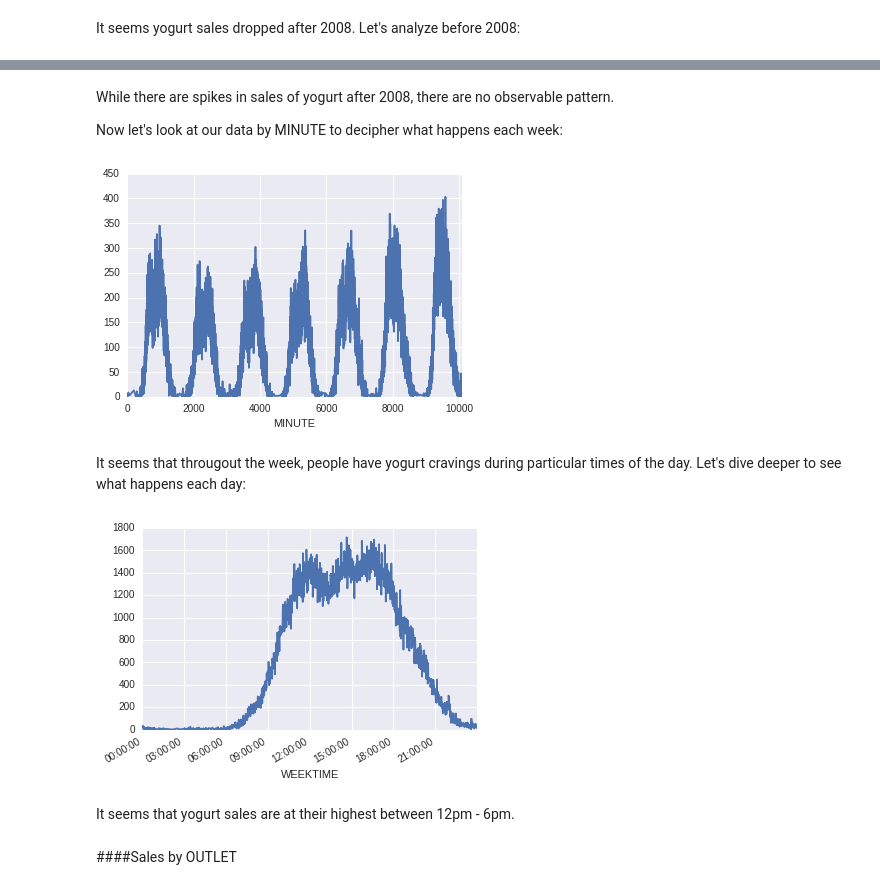
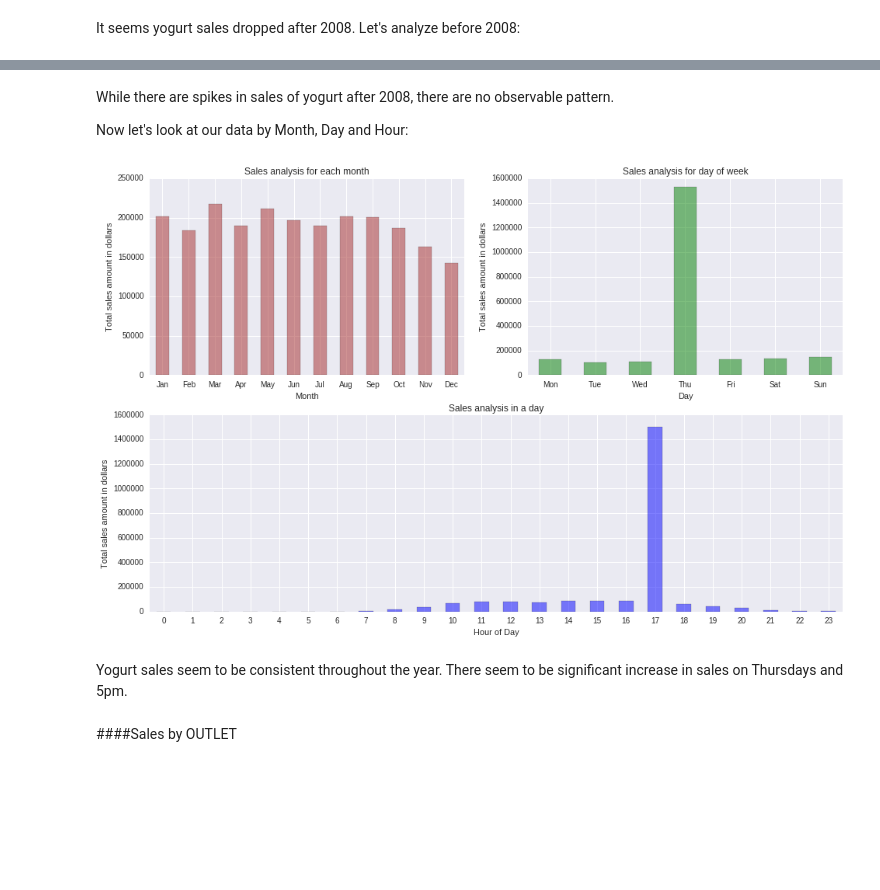
Before and after one commit to mGalarnyk/Machine_Learning_Froyo, a Jupyter notebook: Sadat/IRI_Overview.ipynb, the cells around one changed output, grey strips where cells are left out. Cells and saved outputs as stored; diff of their text form; code cells hidden in the pictures; blank space fills up the shorter version.

```diff
--- a/Sadat/IRI_Overview.ipynb
+++ b/Sadat/IRI_Overview.ipynb
@@ -152,10 +156,4 @@ df[df['DATETIME']>dt.datetime(year=2008, month=1, day=1)].groupby('DATETIME')['D
 # %% [markdown]
 While there are spikes in sales of yogurt after 2008, there are no observable pattern.
 
-Now let's look at our data by MINUTE to decipher what happens each week:
+Now let's look at our data by Month, Day and Hour:
-# %%
-df.dropna().groupby('MINUTE')['DOLLARS'].sum().plot();
-# %% [output]
-[figure, removed]
-# %% [markdown]
-It seems that througout the week, people have yogurt cravings during particular times of the day. Let's dive deeper to see what happens each day:
@@ -181,9 +160,44 @@ df['DAYTIME']=datetime
-# %%
-df.dropna().groupby('DAYTIME')['DOLLARS'].sum().plot();
-# %% [output]
-[figure, removed]
-# %% [markdown]
-It seems that yogurt sales are at their highest between 12pm - 6pm.
+# %%
+product_panel = df
+
+# Setup figure
+gs = plt.GridSpec(2, 2, wspace=0.2)
+fig = plt.figure(figsize=(16, 10))
+
+ax1 = fig.add_subplot(gs[0, 0])
+ax2 = fig.add_subplot(gs[0, 1])
+ax3 = fig.add_subplot(gs[1, :])
+
+# Sales analysis in each month
+
+product_sales_hour = product_panel.groupby(
+    product_panel.DATETIME.dt.month)['DOLLARS'].sum()
+product_sales_hour.plot(kind='bar', title="Sales analysis for each month", ax=ax1,
+    rot=0, alpha=0.5, color='brown').set(
+    ylabel="Total sales amount in dollars", xlabel="Month")
+
+# Set the format for xlabels
+ax1.xaxis.set_major_formatter(FuncFormatter(lambda month_num, pos : cal.month_abbr[month_num + 1]))
+
+# Sales anaysis per day of week.
+product_sales_week = product_panel.groupby(
+    product_panel.DATETIME.dt.dayofweek)['DOLLARS'].sum()
+product_sales_week.plot(kind='bar', title="Sales analysis for day of week", ax=ax2,
+    alpha=0.5, color='g', rot=0).set(ylabel="Total sales amount in dollars", xlabel="Day")
+
+# Set the format for xlabels
+ax2.xaxis.set_major_formatter(FuncFormatter(lambda day_num, pos : cal.day_abbr[day_num]))
+
+# Sales analysis in each hour of a day.
+product_sales_hour = product_panel.groupby(
+    product_panel.DATETIME.dt.hour)['DOLLARS'].sum()
+product_sales_hour.plot(kind='bar', title="Sales analysis in a day", ax=ax3,
+    rot=0, alpha=0.5, color='blue').set(xlabel="Hour of Day",
+    ylabel="Total sales amount in dollars");
+# %% [output]
+[figure, added]
+# %% [markdown]
+Yogurt sales seem to be consistent throughout the year. There seem to be significant increase in sales on Thursdays and 5pm.
 # %% [markdown]
 ####Sales by OUTLET
 # %%
```
Also changed, not shown: parts of 8 cells of this notebook.
